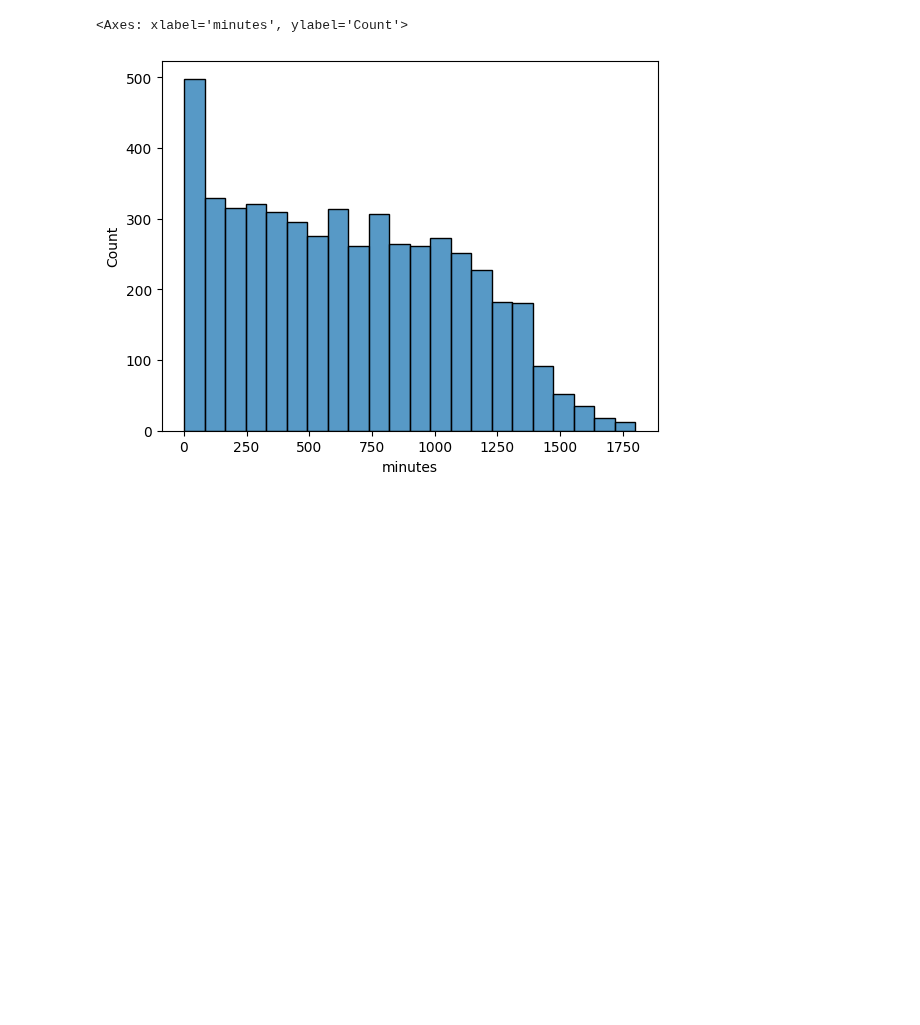
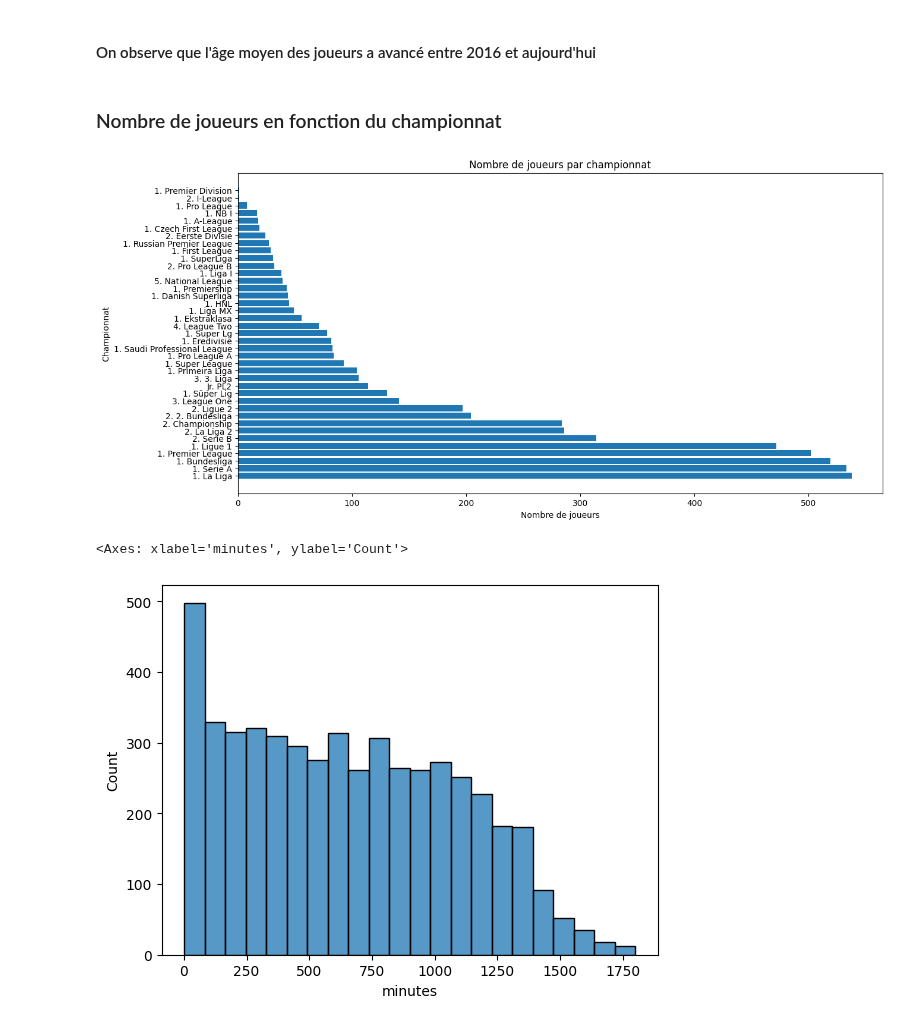
Before and after one commit to RiyadKT/Football-player-performance-prediction, a Jupyter notebook: data_visualisation.ipynb, the cells around one changed output. Cells and saved outputs as stored; diff of their text form; code cells hidden in the pictures; blank space fills up the shorter version.

```diff
--- a/data_preprocessing.ipynb
+++ b/data_visualisation.ipynb
@@ -146,3 +54,32 @@ Name: minutes_90s, Length: 10436, dtype: object
+# %% [markdown]
+#### On observe que l'âge moyen des joueurs a avancé entre 2016 et aujourd'hui
+# %% [markdown]
+### Nombre de joueurs en fonction du championnat
+# %%
+
+champs=sorted([player_stats_fbref.loc[player,'2024-2025']['comp_level'] for player in player_stats_fbref.index  if not(na_player_stats_fbref.loc[player,'2024-2025'])],key=lambda x: champs.count(x))
+
+champ_counts=sorted([(champs.count(champ),champ) for champ in set(champs)])
+champs,champ_counts=[x[1] for x in champ_counts],[x[0] for x in champ_counts]
+
+
+
+
+
+
+
+
+
+# Afficher le graphique
+plt.figure(figsize=(14, 7))
+plt.barh(champs,champ_counts)
+plt.title('Nombre de joueurs par championnat')
+plt.xlabel('Nombre de joueurs')
+plt.ylabel('Championnat')
+plt.gca().invert_yaxis()  # Inverse l'ordre pour que le championnat avec le plus de joueurs soit en haut
+plt.show()
+# %% [output]
+[figure, added]
 # %%
 # Histogramme des minutes jouées dans la saison 24-25 par les joueurs
 def convert_str_to_float (string) :
```
Also changed, not shown: parts of 18 cells of this notebook.
